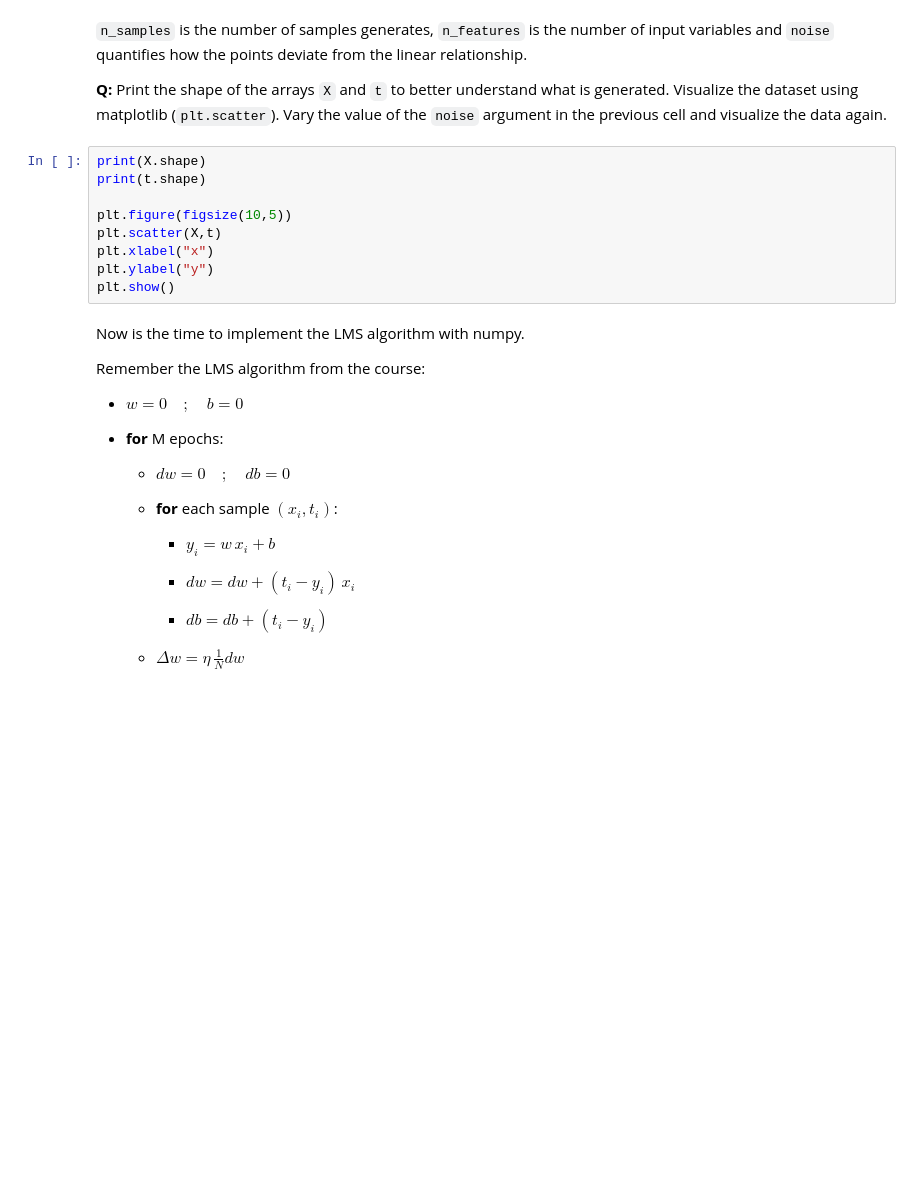
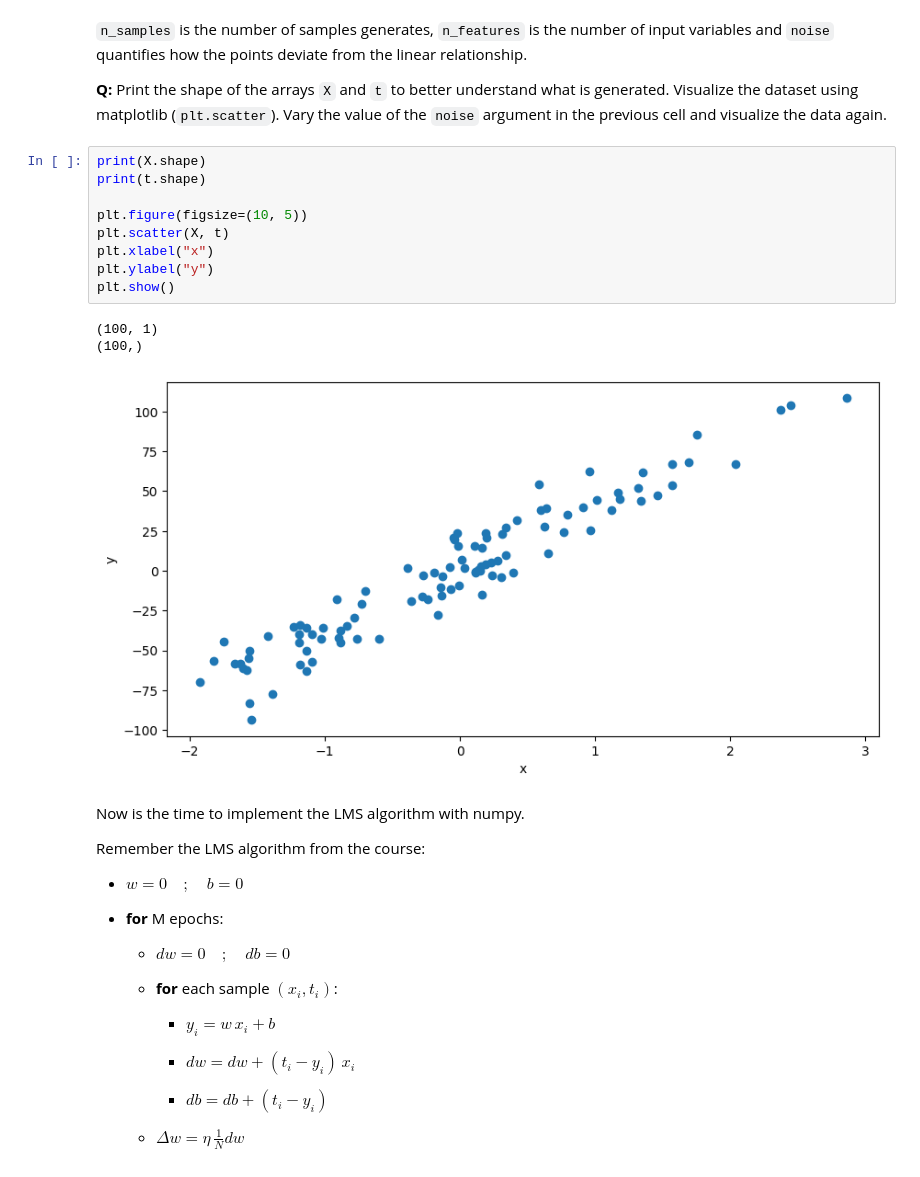
Before and after one commit to OmkarMirgal/Python-ML-Neuro, a Jupyter notebook: notes/exercises/3-LinearRegression.ipynb, the cells around one changed output. Cells and saved outputs as stored; diff of their text form; blank space fills up the shorter version.

```diff
--- a/notes/exercises/3-LinearRegression.ipynb
+++ b/notes/exercises/3-LinearRegression.ipynb
@@ -39,12 +39,16 @@ X, t = make_regression(n_samples=N, n_features=1, noise=15.0)
 # %%
 print(X.shape)
 print(t.shape)
 
-plt.figure(figsize(10,5))
-plt.scatter(X,t)
+plt.figure(figsize=(10, 5))
+plt.scatter(X, t)
 plt.xlabel("x")
 plt.ylabel("y")
 plt.show()
+# %% [output]
+(100, 1)
+(100,)
+[figure, added]
 # %% [markdown]
 Now is the time to implement the LMS algorithm with numpy.
 
```
Also changed, not shown: parts of 5 cells of this notebook.
